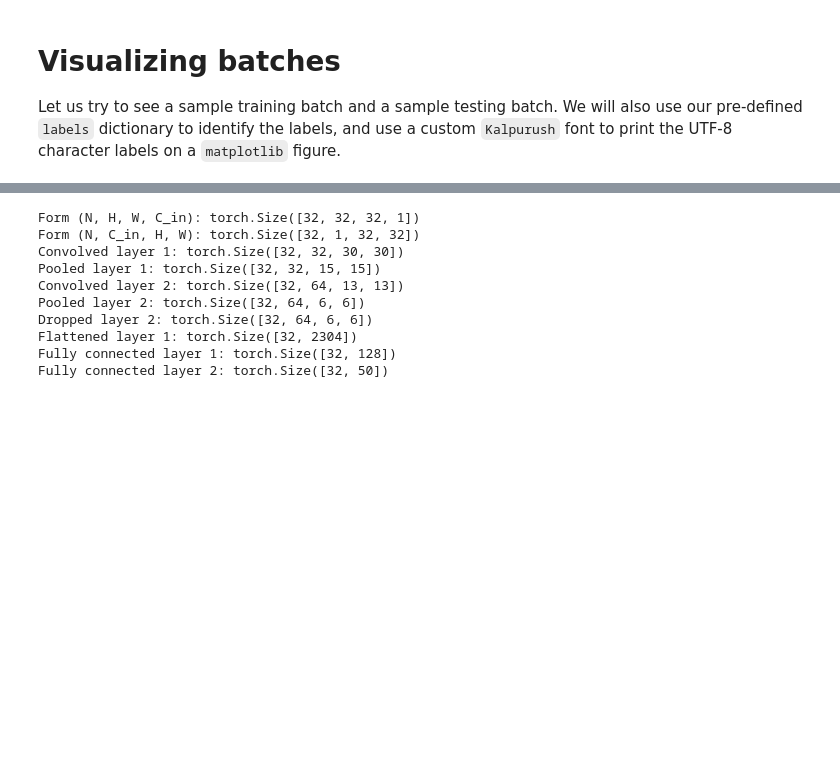
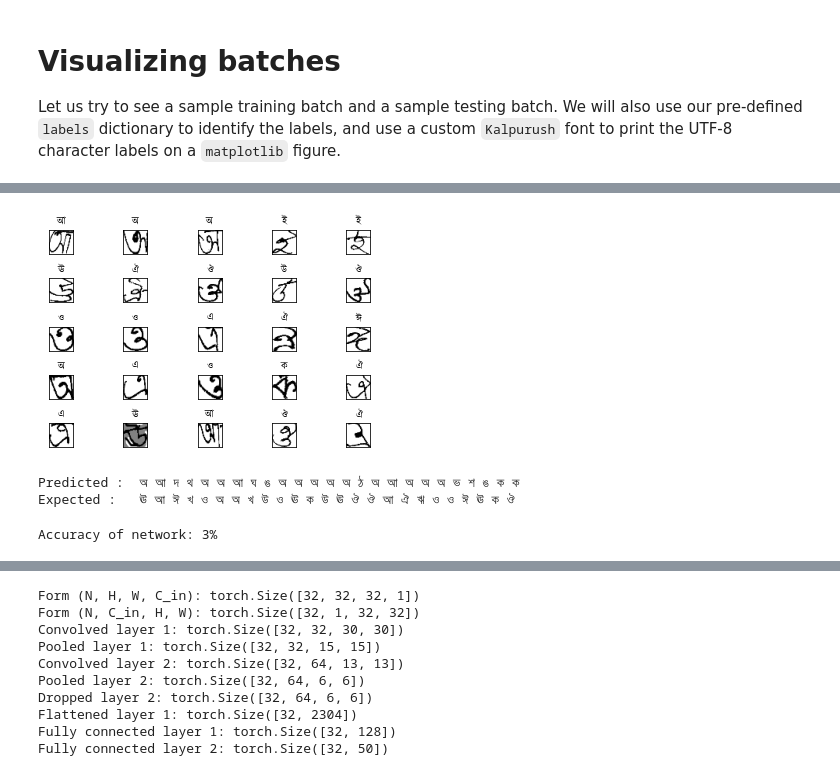
Before and after one commit to srdg/bangla-dl, a Jupyter notebook: PyTorch_Model.ipynb, the cells around one changed output, grey strips where cells are left out. Cells and saved outputs as stored; diff of their text form; code cells hidden in the pictures; blank space fills up the shorter version.

```diff
--- a/PyTorch_Model.ipynb
+++ b/PyTorch_Model.ipynb
@@ -226,0 +300,39 @@ for loader in [train_dataloader, test_dataloader]:
+# %%
+dataiter = iter(test_dataloader)
+images, gt = dataiter.next()
+# print(gt,len(gt))
+for i in range(25):
+  plt.subplot(5,5,i+1)
+  plt.xticks([])
+  plt.yticks([])
+  plt.subplots_adjust(hspace=1, wspace=1)
+  # print(classes[y[i].numpy().tolist()], end=" ")
+  plt.title(classes[gt[i].numpy().tolist()+172], fontproperties=prop)
+  plt.imshow(images[i].squeeze(), cmap='gray')
+plt.show()
+# %% [output]
+[figure, added]
+# %%
+outputs = net(np.transpose(images, (0,3,1,2)))
+_, predicted = torch.max(outputs, 1)
+predicted = predicted[:25]
+# print([labels[i.numpy().tolist()+172] for i in predicted])
+print("Predicted : ",' '.join([classes[i.numpy().tolist()+172] for i in predicted]))
+print("Expected :  ", ' '.join([classes[i.numpy().tolist()+172] for i in gt[:25]]))
+# %% [output]
+Predicted :  অ আ দ থ অ অ আ ঘ ঙ অ অ অ অ অ ঠ অ আ অ অ অ ভ শ ঙ ক ক
+Expected :   ঊ আ ঈ খ ও অ অ খ উ ও ঊ ক উ ঊ ঔ ঔ আ ঐ ঋ ও ও ঈ ঊ ক ঔ
+# %%
+correct = 0
+total = 0
+with torch.no_grad():
+  for data in test_dataloader:
+    image, labels = data
+    outputs = net(np.transpose(images[:25], (0,3,1,2)))
+    _, predicted = torch.max(outputs.data, 1)
+    total += labels.size(0)
+    correct += (predicted==labels[:25]).sum().item()
+
+print("Accuracy of network: %d%%" % (100 * correct / total))
+# %% [output]
+Accuracy of network: 3%
```
Also changed, not shown: parts of 14 cells of this notebook.
